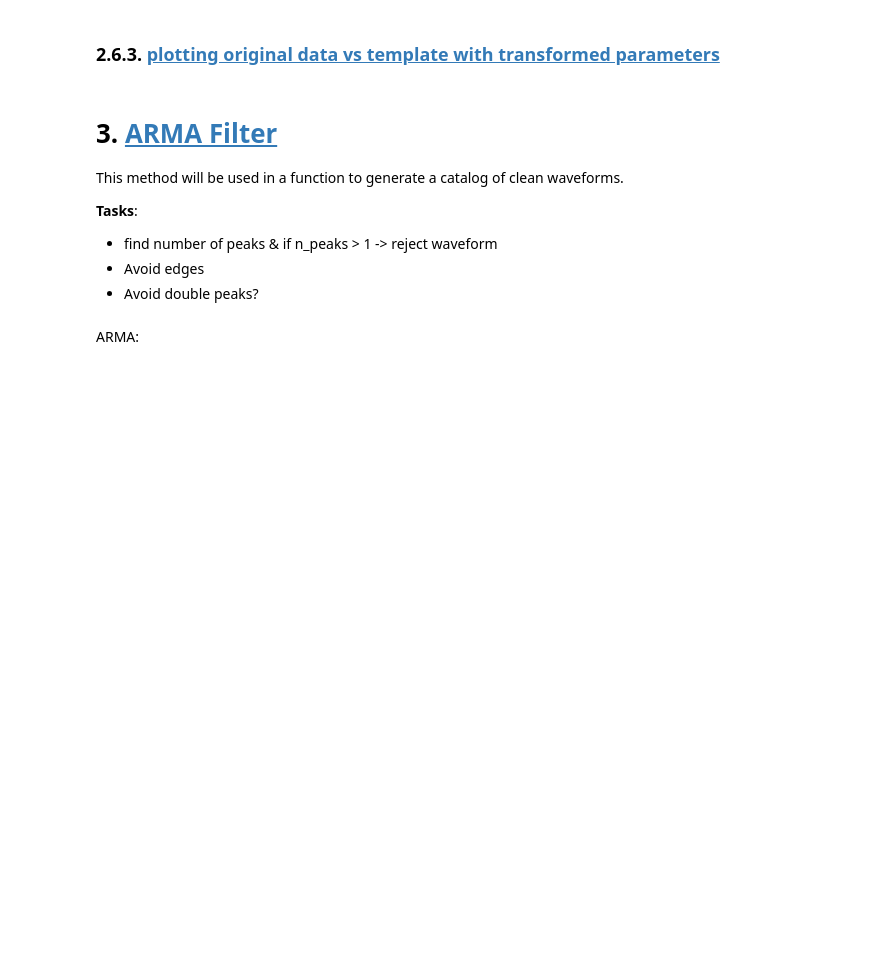
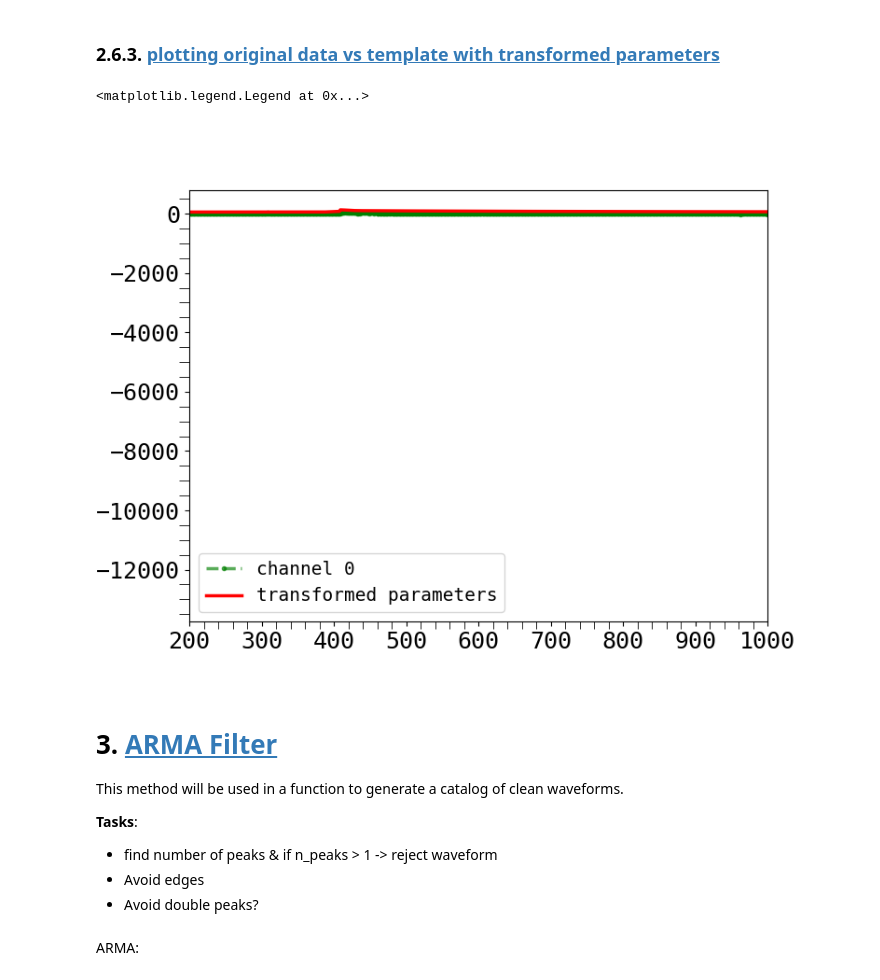
Before and after one commit to sarthchoudhary/ArGCAT, a Jupyter notebook: notebooks/find_template_parameters.ipynb, the cells around one changed output. Saved outputs shown, nothing was run; the diff lists cells and outputs as text; code cells hidden in the pictures; blank space fills up the shorter version.

```diff
--- a/notebooks/find_template_parameters.ipynb
+++ b/notebooks/find_template_parameters.ipynb
@@ -366,22 +382,26 @@ fittedparameters_transformed
 # %%
 plt.title('best fit overlayed on untransformed data')
 plt.close(4)
 plt.figure(4, figsize=(8,6))
-plt.plot(x_values, og_wfs[2], '.--', color='green', alpha=0.65, label=f'channel {n_channel}')
+# plt.plot(x_values, og_wfs[2], '.--', color='green', alpha=0.65, label=f'channel {n_channel}')
+plt.plot(x_values, og_wfs[2][:x_values.shape[0]], '.--', color='green', alpha=0.65, label=f'channel {n_channel}') # only when using pyreco vector length = 4000
 # plt.plot(x_values[fit_begin:fit_end+1], simplesum(x_values[fit_begin:fit_end+1], t0=416, sigma=2.5, tau=84, scale=0.97), \
 #          '+', color='purple', label='neat');
 plt.plot(x_values[fit_begin:fit_end+1], \
                     simplesum(x_values[fit_begin:fit_end+1], *fittedparameters_transformed), \
                                                     # simplesum(x_values[fit_begin:fit_end+1],
                                                 #   t0=416, sigma=1.85, tau=100, scale=0.98,
                                                 #   baseline_pre=0.0013,
                                                 #   baseline_post = 0.000005,
                                                 #   K=12560), \
          '-', color='red',alpha=1.0, label='transformed parameters');
 
 plt.xlim(200, 1000)
 plt.legend()
 # plt.show()
+# %% [output]
+<matplotlib.legend.Legend at 0x...>
+[figure, added]
 # %% [markdown]
 # 3. <a id='toc3_'></a>[ARMA Filter](#toc0_)
 This method will be used in a function to generate a catalog of clean waveforms.
```
Also changed, not shown: parts of 38 cells of this notebook.
